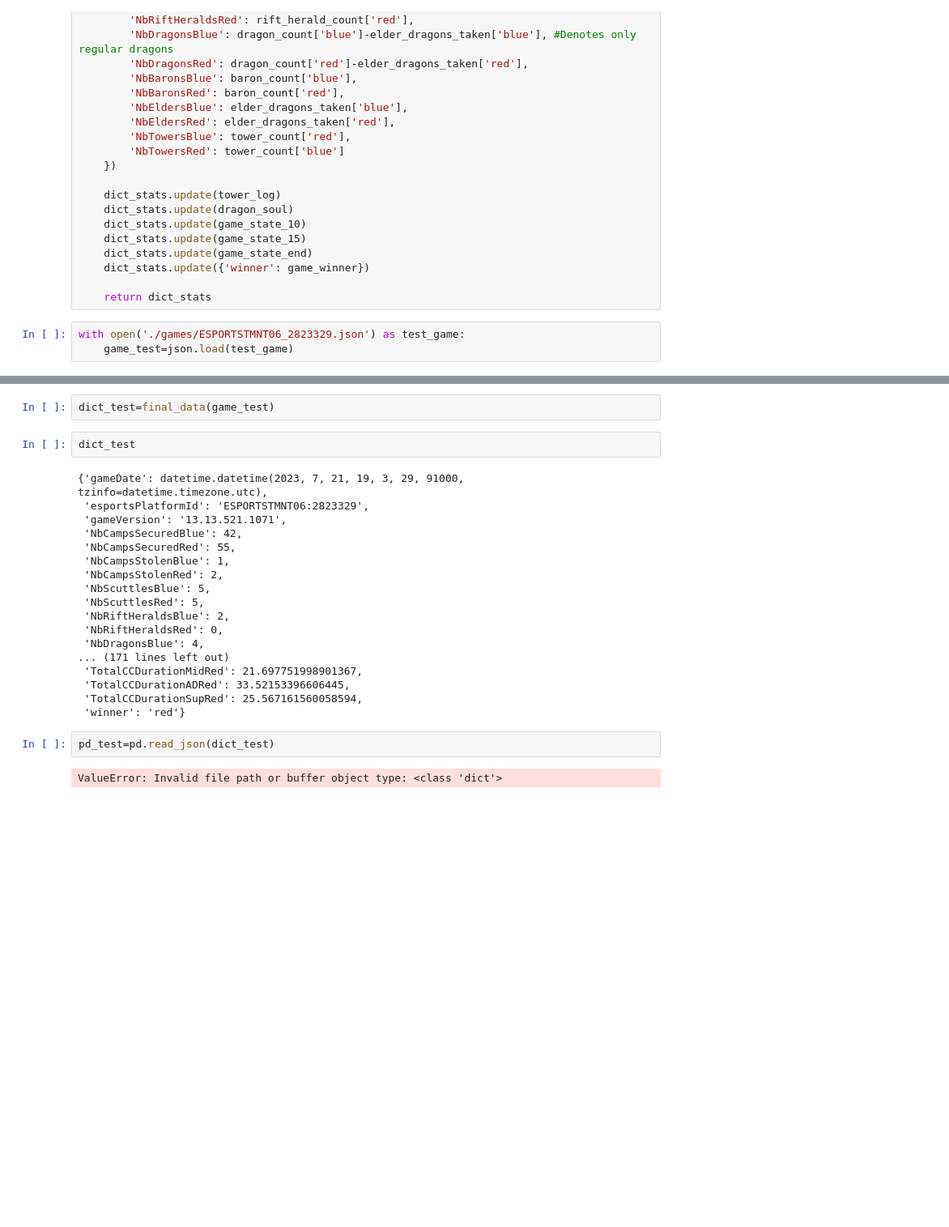
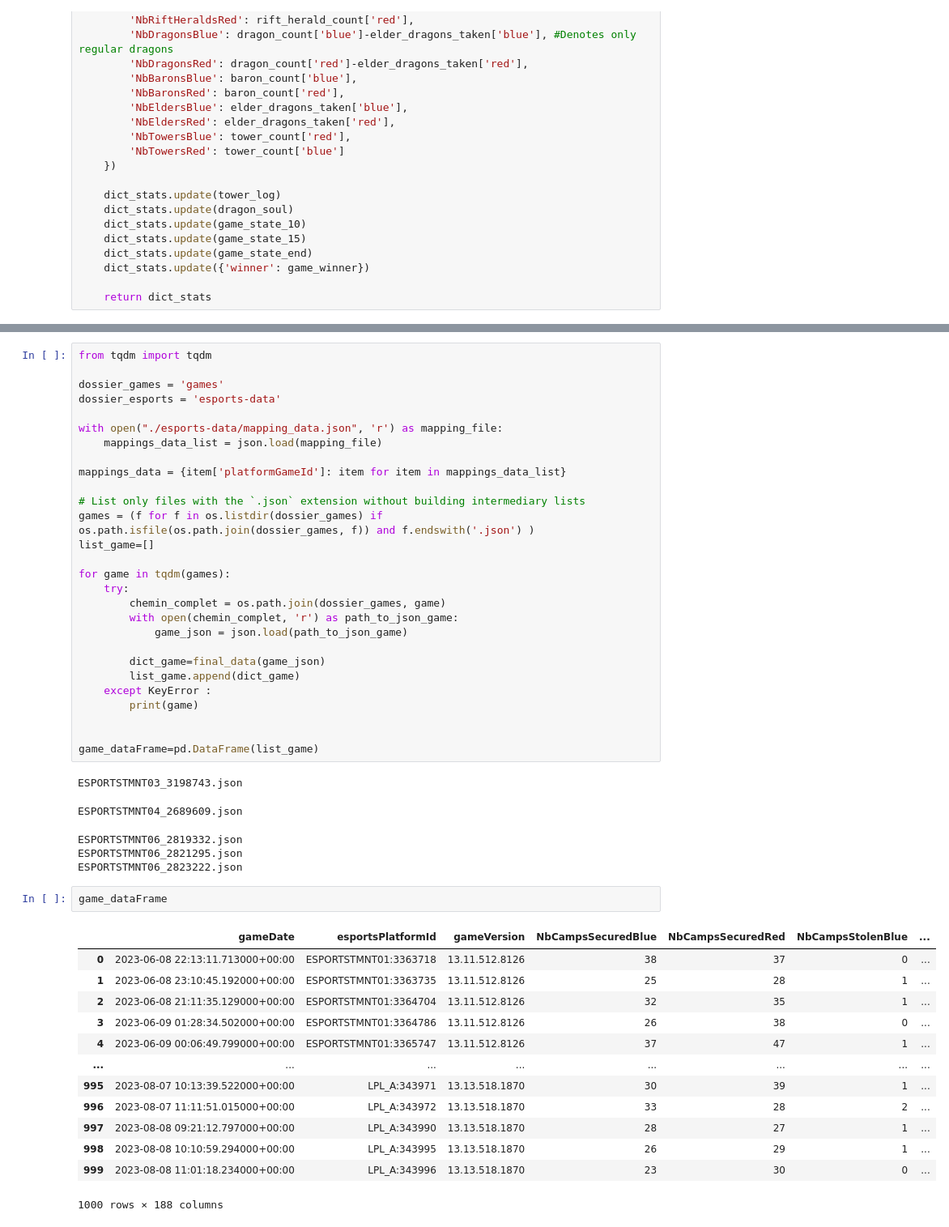
Before and after one commit to akoutit/GlobalPowerRanking, a Jupyter notebook: data_preparation.ipynb, the cells around one changed output, grey strips where cells are left out. Shown at 81% size. Cells and saved outputs as stored; diff of their text form; blank space fills up the shorter version.

```diff
--- a/data_preparation.ipynb
+++ b/data_preparation.ipynb
@@ -471,6 +471,3 @@ def final_data(game_json):
     dict_stats.update({'winner': game_winner})
 
     return dict_stats
-# %%
-with open('./games/ESPORTSTMNT06_2823329.json') as test_game:
-    game_test=json.load(test_game)
@@ -479,26 +474,50 @@ FileNotFoundError: [Errno 2] No such file or directory: './games/ESPORTSTMNT06_2
-# %%
-dict_test=final_data(game_test)
-# %%
-dict_test
-# %% [output]
-{'gameDate': datetime.datetime(2023, 7, 21, 19, 3, 29, 91000, tzinfo=datetime.timezone.utc),
- 'esportsPlatformId': 'ESPORTSTMNT06:2823329',
- 'gameVersion': '13.13.521.1071',
- 'NbCampsSecuredBlue': 42,
- 'NbCampsSecuredRed': 55,
- 'NbCampsStolenBlue': 1,
- 'NbCampsStolenRed': 2,
- 'NbScuttlesBlue': 5,
- 'NbScuttlesRed': 5,
- 'NbRiftHeraldsBlue': 2,
- 'NbRiftHeraldsRed': 0,
- 'NbDragonsBlue': 4,
-... (171 lines left out)
- 'TotalCCDurationMidRed': 21.697751998901367,
- 'TotalCCDurationADRed': 33.52153396606445,
- 'TotalCCDurationSupRed': 25.567161560058594,
- 'winner': 'red'}
-# %%
-pd_test=pd.read_json(dict_test)
-# %% [output]
-ValueError: Invalid file path or buffer object type: <class 'dict'>
+# %%
+from tqdm import tqdm
+
+dossier_games = 'games'
+dossier_esports = 'esports-data'
+
+with open("./esports-data/mapping_data.json", 'r') as mapping_file:
+    mappings_data_list = json.load(mapping_file)
+
+mappings_data = {item['platformGameId']: item for item in mappings_data_list}
+
+# List only files with the `.json` extension without building intermediary lists
+games = (f for f in os.listdir(dossier_games) if os.path.isfile(os.path.join(dossier_games, f)) and f.endswith('.json') )
+list_game=[]
+
+for game in tqdm(games):
+    try:
+        chemin_complet = os.path.join(dossier_games, game)
+        with open(chemin_complet, 'r') as path_to_json_game:
+            game_json = json.load(path_to_json_game)
+
+        dict_game=final_data(game_json)
+        list_game.append(dict_game)
+    except KeyError :
+        print(game)
+
+
+game_dataFrame=pd.DataFrame(list_game)
+# %% [output]
+ESPORTSTMNT03_3198743.json
+ESPORTSTMNT04_2689609.json
+ESPORTSTMNT06_2819332.json
+ESPORTSTMNT06_2821295.json
+ESPORTSTMNT06_2823222.json
+# %%
+game_dataFrame
+# %% [output]
+|  | gameDate | esportsPlatformId | gameVersion | NbCampsSecuredBlue | NbCampsSecuredRed | NbCampsStolenBlue | ... |
+| 0 | 2023-06-08 22:13:11.713000+00:00 | ESPORTSTMNT01:3363718 | 13.11.512.8126 | 38 | 37 | 0 | ... |
+| 1 | 2023-06-08 23:10:45.192000+00:00 | ESPORTSTMNT01:3363735 | 13.11.512.8126 | 25 | 28 | 1 | ... |
+| 2 | 2023-06-08 21:11:35.129000+00:00 | ESPORTSTMNT01:3364704 | 13.11.512.8126 | 32 | 35 | 1 | ... |
+| 3 | 2023-06-09 01:28:34.502000+00:00 | ESPORTSTMNT01:3364786 | 13.11.512.8126 | 26 | 38 | 0 | ... |
+| 4 | 2023-06-09 00:06:49.799000+00:00 | ESPORTSTMNT01:3365747 | 13.11.512.8126 | 37 | 47 | 1 | ... |
+| ... | ... | ... | ... | ... | ... | ... | ... |
+| 995 | 2023-08-07 10:13:39.522000+00:00 | LPL_A:343971 | 13.13.518.1870 | 30 | 39 | 1 | ... |
+| 996 | 2023-08-07 11:11:51.015000+00:00 | LPL_A:343972 | 13.13.518.1870 | 33 | 28 | 2 | ... |
+| 997 | 2023-08-08 09:21:12.797000+00:00 | LPL_A:343990 | 13.13.518.1870 | 28 | 27 | 1 | ... |
+| 998 | 2023-08-08 10:10:59.294000+00:00 | LPL_A:343995 | 13.13.518.1870 | 26 | 29 | 1 | ... |
+| 999 | 2023-08-08 11:01:18.234000+00:00 | LPL_A:343996 | 13.13.518.1870 | 23 | 30 | 0 | ... |
+1000 rows × 188 columns
```
Also changed, not shown: parts of 3 cells of this notebook.
